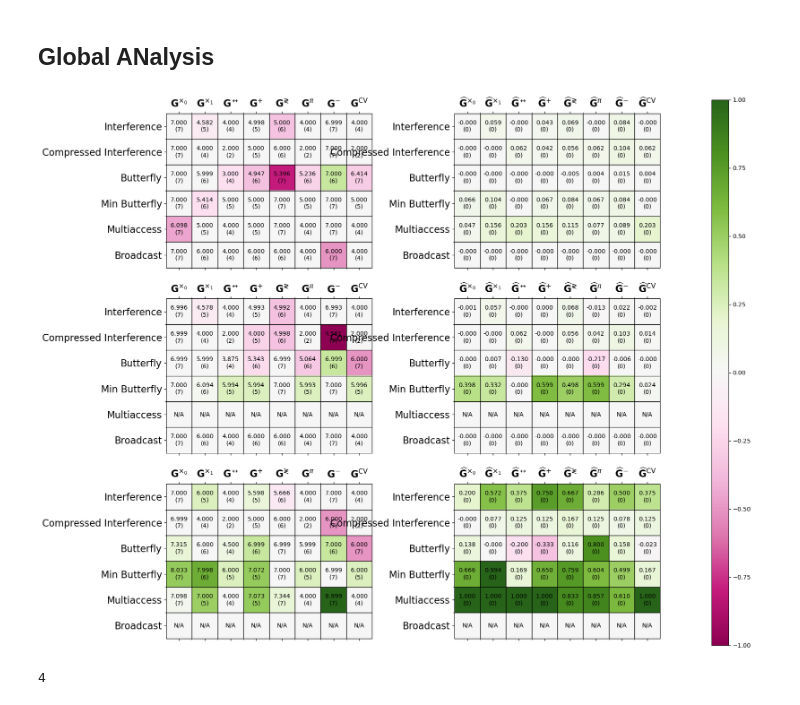
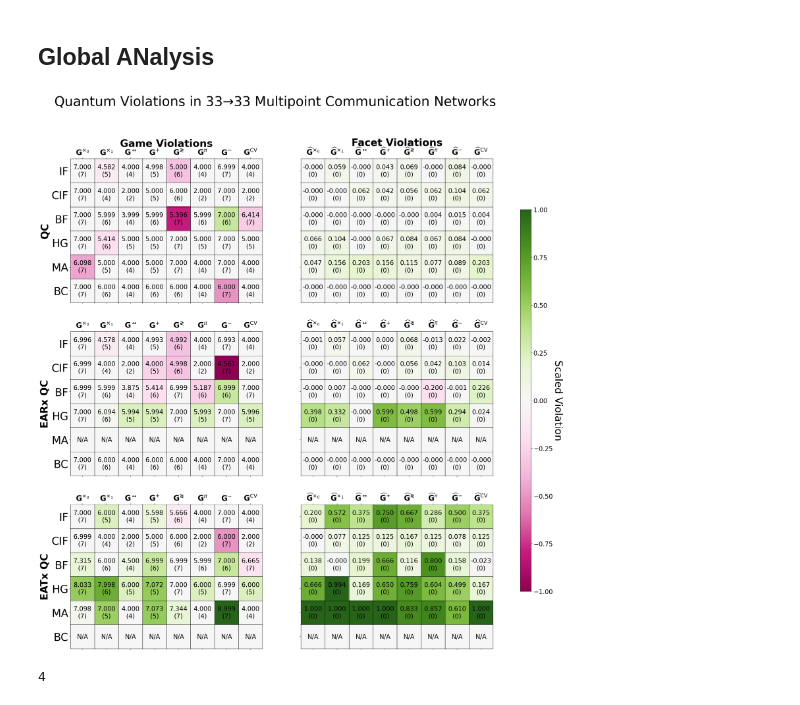
Before and after one commit to ChitambarLab/nonclassicality-in-quantum-communication-networks-supplemental-code, a Jupyter notebook: notebook/multipoint_quantum_violations.ipynb, the cells around one changed output. Cells and saved outputs as stored; diff of their text form; code cells hidden in the pictures.

```diff
--- a/notebook/multipoint_quantum_violations.ipynb
+++ b/notebook/multipoint_quantum_violations.ipynb
@@ -577,7 +577,7 @@ def print_max_violations_table(
     return table
 
 
-network_names = ["Interference", "Compressed Interference", "Butterfly", "Min Butterfly", "Multiaccess", "Broadcast"]
+network_names = ["IF", "CIF", "BF", "HG", "MA", "BC"]
 
 
 network_max_facet_qc_violations = [
@@ -710,10 +710,12 @@ facet_max_violations_table_data = print_max_violations_table(
     is_game=False,
 )
 # %%
-fig, ((qc_ax, qc_facet_ax), (earx_qc_ax, earx_qc_facet_ax), (eatx_qc_ax,eatx_qc_facet_ax) ) = plt.subplots(nrows=3, ncols=2, figsize=(16,16))
+fig, ((qc_ax, qc_facet_ax), (earx_qc_ax, earx_qc_facet_ax), (eatx_qc_ax, eatx_qc_facet_ax) ) = plt.subplots(nrows=3, ncols=2, figsize=(24,28))
 
-multiaccess_row = [index for index,value in enumerate(network_names) if value == "Multiaccess"][0]
-broadcast_row = [index for index,value in enumerate(network_names) if value == "Broadcast"][0]
+fig.suptitle(r"Quantum Violations in $33\to 33$" + " Multipoint Communication Networks", size=42)
+
+multiaccess_row = [index for index,value in enumerate(network_names) if value == "MA"][0]
+broadcast_row = [index for index,value in enumerate(network_names) if value == "BC"][0]
 
 # game tables
 cc_table_data = list(map(
@@ -781,68 +783,118 @@ x_tick_labels_facets = list(map(lambda name: name, facet_max_violations_table_da
 game_axes = [qc_ax, earx_qc_ax, eatx_qc_ax]
 facet_axes = [qc_facet_ax, earx_qc_facet_ax, eatx_qc_facet_ax]
 
+ax_titles = ["QC", "EARx QC", "EATx QC"]
 for i in range(3):
     ax_game = game_axes[i]
     ax_facet = facet_axes[i]
     ax_game.set_yticks([y + 0.5 for y in range(0, 5)], minor=True)
     ax_game.set_xticks([x + 0.5 for x in range(0, 7)], minor=True)
     ax_game.grid(which="minor", ls="-", lw=1, color="black")
-    ax_game.set_xticklabels(x_tick_labels_games, fontsize=16)
-    ax_game.set_yticklabels(y_tick_labels_games, fontsize=16)
+    ax_game.set_xticklabels(x_tick_labels_games, fontsize=24)
+
+    ax_game.annotate(
+        ax_titles[i],
+        xy=(-1.5, 0.5),
+        xytext=(-ax_game.yaxis.labelpad - 12, 0),
+        xycoords=ax_game.yaxis.label,
+        textcoords="offset points",
+        size=32,
+        ha="center",
+        va="center",
+        rotation=90,
+        fontweight="bold",
+    )
+
+    # ax_game.set_title(ax_titles[i], size=32)
+
+    ax_game.set_yticklabels(y_tick_labels_games, fontsize=34)
+
+    if i == 0:
+        ax_game.set_title("Game Violations", size=32, fontweight="bold")
+
+
+    ax_facet.set_yticklabels([])
 
     ax_facet.set_yticks([y + 0.5 for y in range(0, 5)], minor=True)
     ax_facet.set_xticks([x + 0.5 for x in range(0, 7)], minor=True)
     ax_facet.grid(which="minor", ls="-", lw=1, color="black")
-    ax_facet.set_xticklabels(x_tick_labels_facets, fontsize=16)
-    ax_facet.set_yticklabels(y_tick_labels_facets, fontsize=16)
+    ax_facet.set_xticklabels(x_tick_labels_facets, fontsize=24)
+    if i == 0:
+        ax_facet.set_title("Facet Violations", size=32, fontweight="bold")
 
+mat_num_font=20
 
 for y in range(len(cc_table_data)):
     for x in range(len(cc_table_data[0])):
         qc_ax.text(x, y, '%.3f' % qc_table_data[y][x] + "\n" + "(" + str(int(cc_table_data[y][x])) + ")",
             horizontalalignment='center',
             verticalalignment='center',
+            size=mat_num_font,
         )
         if y == multiaccess_row:
-            earx_qc_ax.text(x, y, "N/A",horizontalalignment='center',verticalalignment='center')
+            earx_qc_ax.text(x, y, "N/A",
+                horizontalalignment='center',
+                verticalalignment='center',
+                size=mat_num_font,
+            )
         else:
             earx_qc_ax.text(x, y, '%.3f' % earx_qc_table_data[y][x] + "\n" + "(" + str(int(cc_table_data[y][x])) + ")",
                 horizontalalignment='center',
                 verticalalignment='center',
+                size=mat_num_font,
             )
         if y == broadcast_row:
-            eatx_qc_ax.text(x, y, "N/A",horizontalalignment='center',verticalalignment='center')
+            eatx_qc_ax.text(x, y, "N/A",
+                horizontalalignment='center',
+                verticalalignment='center',
+                size=mat_num_font,
+            )
         else:
             eatx_qc_ax.text(x, y, '%.3f' % eatx_qc_table_data[y][x] + "\n" + "(" + str(int(cc_table_data[y][x])) + ")",
                 horizontalalignment='center',
                 verticalalignment='center',
+                size=mat_num_font,
             )
 
 for y in range(len(cc_facet_table_data)):
     for x in range(len(cc_facet_table_data[0])):
         qc_facet_ax.text(x, y, '%.3f' % qc_facet_table_data[y][x] + "\n" + "(" + str(int(cc_facet_table_data[y][x])) + ")",
             horizontalalignment='center',
             verticalalignment='center',
+            size=mat_num_font,
         )
         if y == multiaccess_row:
-            earx_qc_facet_ax.text(x, y, "N/A",horizontalalignment='center',verticalalignment='center')
+            earx_qc_facet_ax.text(x, y, "N/A",
+                horizontalalignment='center',
+                verticalalignment='center',
+                size=mat_num_font,
+            )
         else:
             earx_qc_facet_ax.text(x, y, '%.3f' % earx_qc_facet_table_data[y][x] + "\n" + "(" + str(int(cc_facet_table_data[y][x])) + ")",
                 horizontalalignment='center',
                 verticalalignment='center',
+                size=mat_num_font,
             )
         if y == broadcast_row:
-            eatx_qc_facet_ax.text(x, y, "N/A",horizontalalignment='center',verticalalignment='center')
+            eatx_qc_facet_ax.text(x, y,
+                "N/A",
+                horizontalalignment='center',
+                verticalalignment='center',
+                size=mat_num_font,
+            )
         else:
             eatx_qc_facet_ax.text(x, y, '%.3f' % eatx_qc_facet_table_data[y][x] + "\n" + "(" + str(int(cc_facet_table_data[y][x])) + ")",
                 horizontalalignment='center',
                 verticalalignment='center',
+                size=mat_num_font,
             )
 
-cb_ax = fig.add_axes([0.95, 0.1, 0.025, 0.8])
+cb_ax = fig.add_axes([0.95, 0.2, 0.02, 0.6])
 cbar = fig.colorbar(pcm_qc, cax=cb_ax)
+cbar.ax.set_ylabel('Scaled Violation', rotation=270, size=32, labelpad=32)
+cbar.ax.tick_params(labelsize=mat_num_font)
 # %% [output]
-[figure, old version]
+[figure, new version]
 # %%
 multiaccess_row = [index for index,value in enumerate(network_names) if value == "Multiaccess"][0]
 
```
Also changed, not shown: parts of 1 cell of this notebook, 31 other files.
